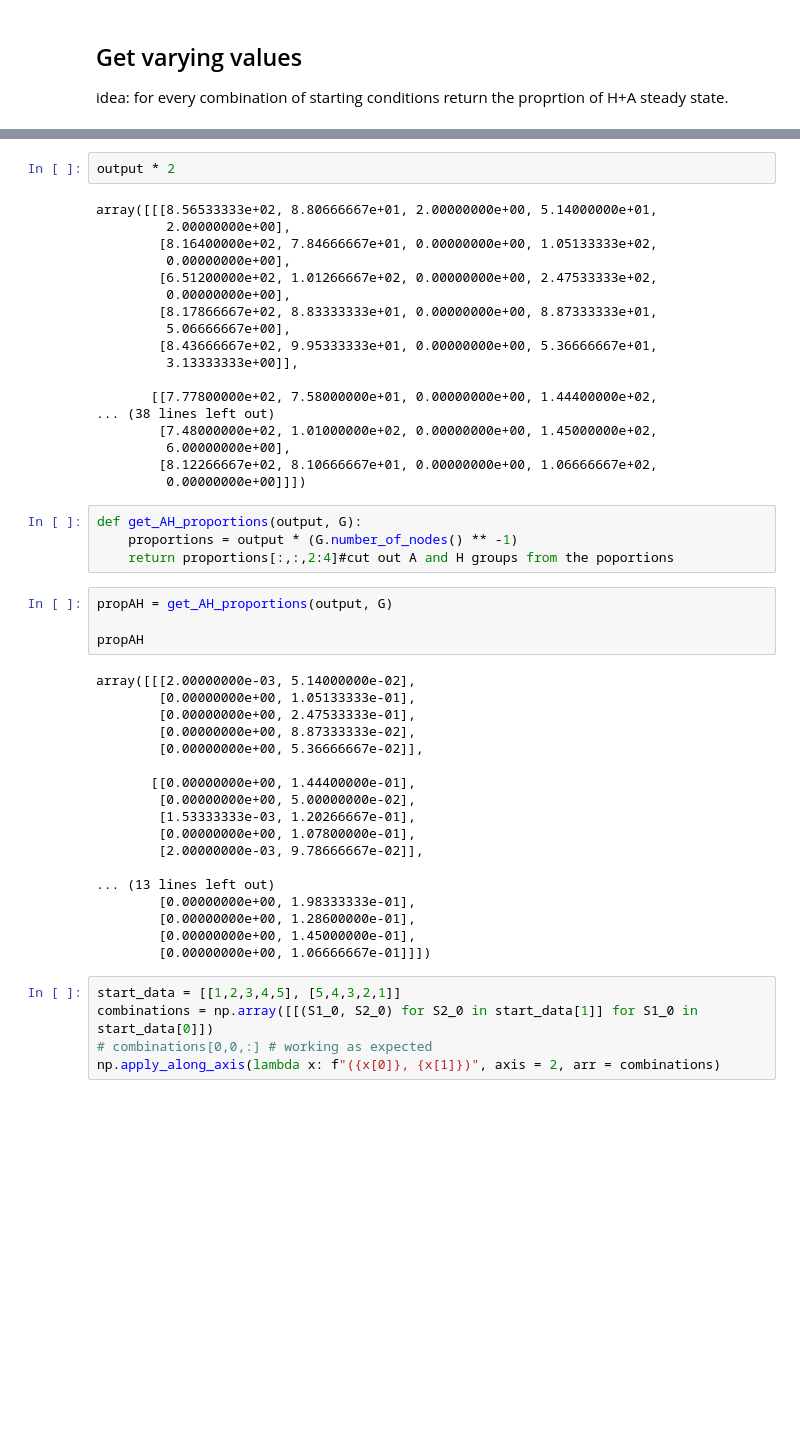
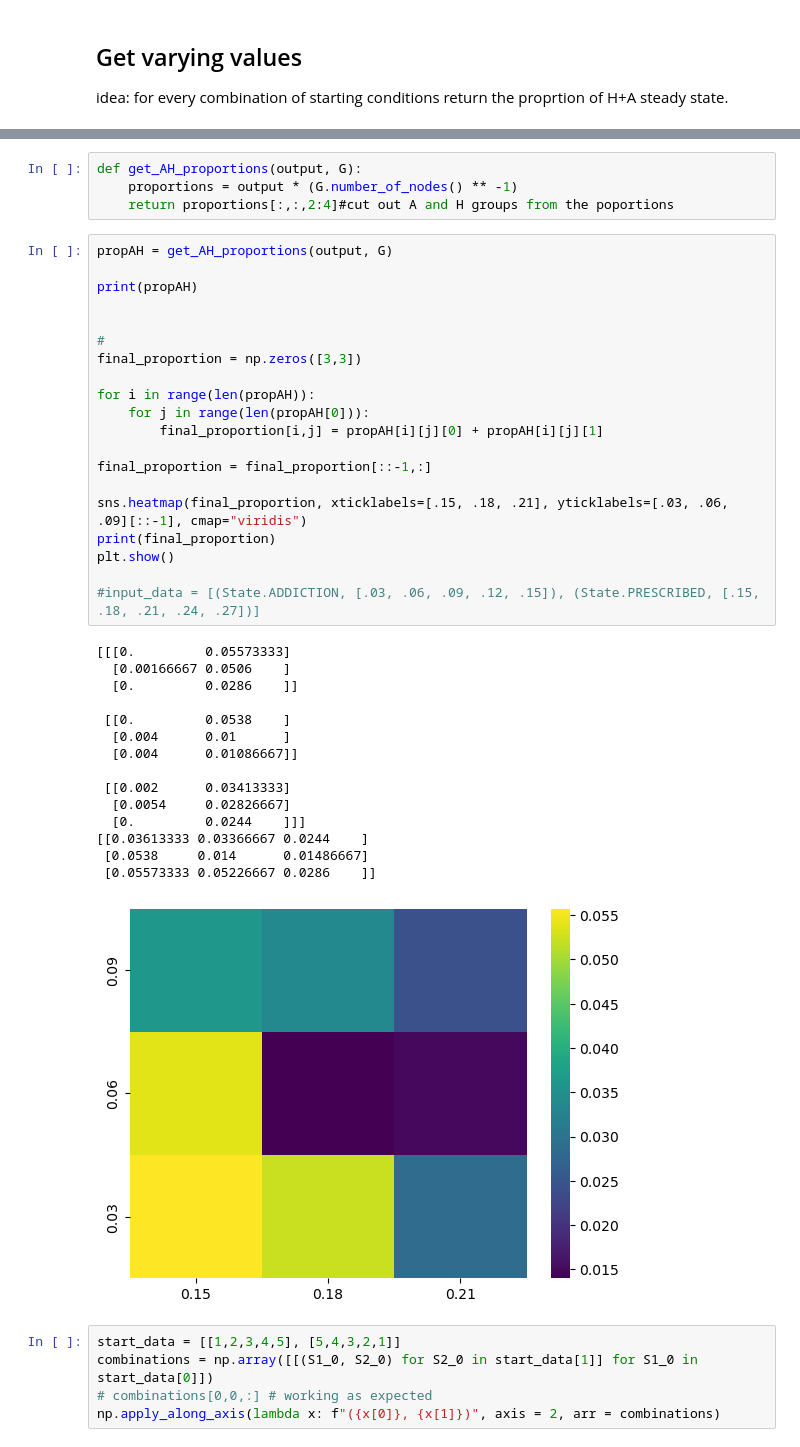
Before and after one commit to theokjulien/SPAHR-Model-Analysis, a Jupyter notebook: SPAHR_model.ipynb, the cells around one changed output, grey strips where cells are left out. Saved outputs shown, nothing was run; the diff lists cells and outputs as text; blank space fills up the shorter version.

```diff
--- a/SPAHR_model.ipynb
+++ b/SPAHR_model.ipynb
@@ -564,49 +539,43 @@ Model 1 completed 0 steps
-# %%
-output * 2
-# %% [output]
-array([[[8.56533333e+02, 8.80666667e+01, 2.00000000e+00, 5.14000000e+01,
-         2.00000000e+00],
-        [8.16400000e+02, 7.84666667e+01, 0.00000000e+00, 1.05133333e+02,
-         0.00000000e+00],
-        [6.51200000e+02, 1.01266667e+02, 0.00000000e+00, 2.47533333e+02,
-         0.00000000e+00],
-        [8.17866667e+02, 8.83333333e+01, 0.00000000e+00, 8.87333333e+01,
-         5.06666667e+00],
-        [8.43666667e+02, 9.95333333e+01, 0.00000000e+00, 5.36666667e+01,
-         3.13333333e+00]],
-
-       [[7.77800000e+02, 7.58000000e+01, 0.00000000e+00, 1.44400000e+02,
-... (38 lines left out)
-        [7.48000000e+02, 1.01000000e+02, 0.00000000e+00, 1.45000000e+02,
-         6.00000000e+00],
-        [8.12266667e+02, 8.10666667e+01, 0.00000000e+00, 1.06666667e+02,
-         0.00000000e+00]]])
 # %%
 def get_AH_proportions(output, G):
     proportions = output * (G.number_of_nodes() ** -1)
     return proportions[:,:,2:4]#cut out A and H groups from the poportions
-# %%
-propAH = get_AH_proportions(output, G)
-
-propAH
-# %% [output]
-array([[[2.00000000e-03, 5.14000000e-02],
-        [0.00000000e+00, 1.05133333e-01],
-        [0.00000000e+00, 2.47533333e-01],
-        [0.00000000e+00, 8.87333333e-02],
-        [0.00000000e+00, 5.36666667e-02]],
-
-       [[0.00000000e+00, 1.44400000e-01],
-        [0.00000000e+00, 5.00000000e-02],
-        [1.53333333e-03, 1.20266667e-01],
-        [0.00000000e+00, 1.07800000e-01],
-        [2.00000000e-03, 9.78666667e-02]],
-
-... (13 lines left out)
-        [0.00000000e+00, 1.98333333e-01],
-        [0.00000000e+00, 1.28600000e-01],
-        [0.00000000e+00, 1.45000000e-01],
-        [0.00000000e+00, 1.06666667e-01]]])
+# %%
+propAH = get_AH_proportions(output, G)
+
+print(propAH)
+
+
+#
+final_proportion = np.zeros([3,3])
+
+for i in range(len(propAH)):
+    for j in range(len(propAH[0])):
+        final_proportion[i,j] = propAH[i][j][0] + propAH[i][j][1]
+
+final_proportion = final_proportion[::-1,:]
+
+sns.heatmap(final_proportion, xticklabels=[.15, .18, .21], yticklabels=[.03, .06, .09][::-1], cmap="viridis")
+print(final_proportion)
+plt.show()
+
+#input_data = [(State.ADDICTION, [.03, .06, .09, .12, .15]), (State.PRESCRIBED, [.15, .18, .21, .24, .27])]
+# %% [output]
+[[[0.         0.05573333]
+  [0.00166667 0.0506    ]
+  [0.         0.0286    ]]
+
+ [[0.         0.0538    ]
+  [0.004      0.01      ]
+  [0.004      0.01086667]]
+
+ [[0.002      0.03413333]
+  [0.0054     0.02826667]
+  [0.         0.0244    ]]]
+[[0.03613333 0.03366667 0.0244    ]
+ [0.0538     0.014      0.01486667]
+ [0.05573333 0.05226667 0.0286    ]]
+[figure, added]
 # %%
 start_data = [[1,2,3,4,5], [5,4,3,2,1]]
 combinations = np.array([[(S1_0, S2_0) for S2_0 in start_data[1]] for S1_0 in start_data[0]])
```
Also changed, not shown: parts of 12 cells of this notebook.
